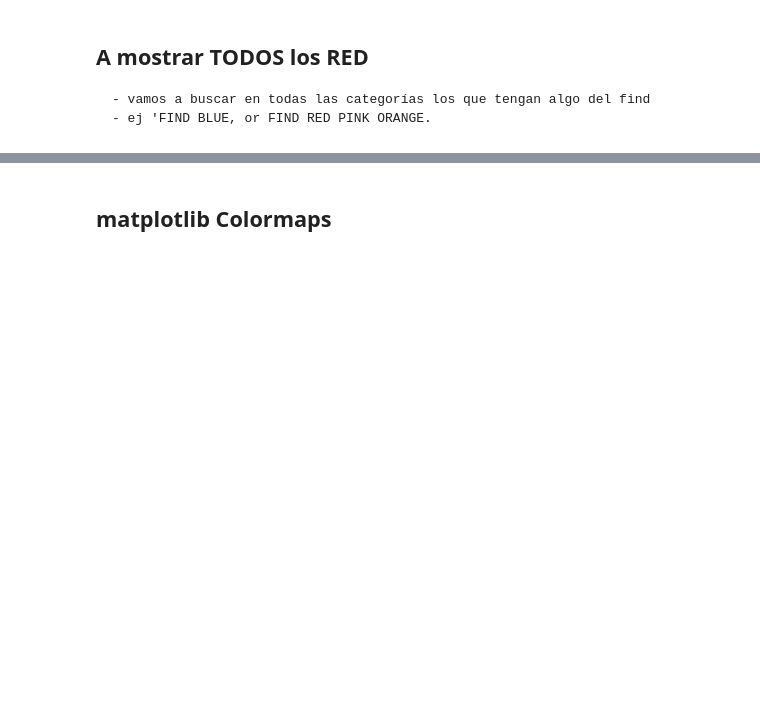
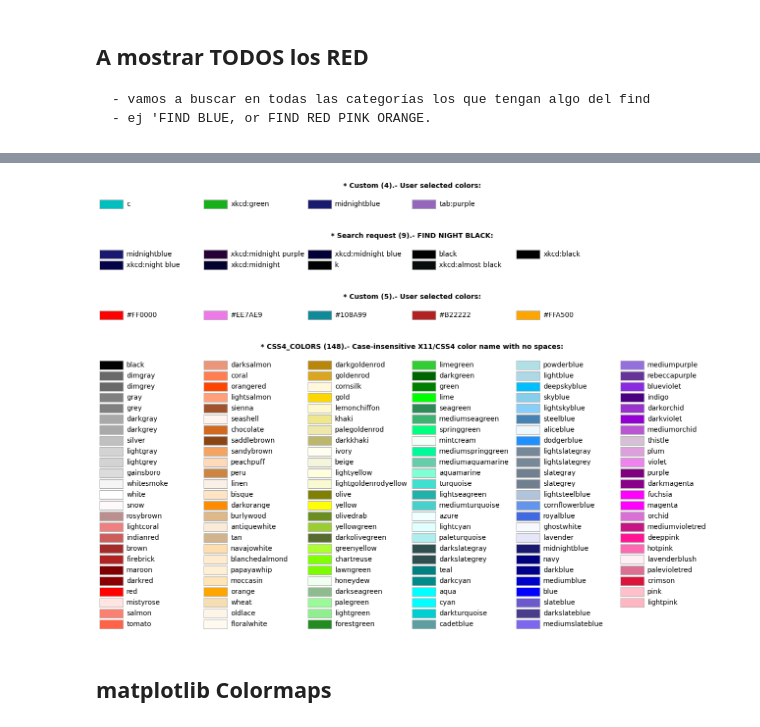
Before and after one commit to jmonti-gh/jm_utils, a Jupyter notebook: dev/plt_colors.ipynb, the cells around one changed output, grey strips where cells are left out. Saved outputs shown, nothing was run; the diff lists cells and outputs as text; code cells hidden in the pictures; blank space fills up the shorter version.

Commit message:
chore: colors dicts in module

```diff
--- a/dev/plt_colors.ipynb
+++ b/dev/plt_colors.ipynb
@@ -248,16 +316,41 @@ max(len(el) for el in l3)
     - ej 'FIND BLUE, or FIND RED PINK ORANGE.
 # %%
 dic = get_matplotlib_colors_dict()
+l0 = dic['BASE_COLORS'][0]
 l1 = dic['CSS4_COLORS'][0]
-l2 = dic['XKCD_COLORS'][0]
+l2 = dic['TABLEAU_COLORS'][0]
+l3 = dic['XKCD_COLORS'][0]
 
-input = 'find red GReen BLUE'
+print(l0)
+base_full_lst = ['blue', 'green', 'red', 'cyan', 'magenta', 'yellow', 'black', 'white']
+base_colors_dic = dict(zip(base_full_lst, l0))
+print(base_colors_dic)
+new_lst = []
+
+
+
+all_colors = l1 + l2 + l3
+
+
+# input = '  find cyan  GReen BLUE  '.strip().upper()
+# input = '  find   red '.strip().upper()
+input = '  find   pink BLack  oranGE '.strip().upper()
+
+if input.startswith('FIND '):
+    input_lst = input.split()[1:]
+    print(input_lst)
+
 target = 'BLue'
 
 colors_lst_tmp = []
-for target in ['red', 'GReen', 'BLUE']:
+# for target in ['red', 'GReen', 'BLUE']:
+for target in input_lst:
 # fl1 = [res for res in l1 if l1.lower() == color]
-    flst = list(filter(lambda color: target.lower() in color.lower(), l1))
+    try:
+        colors_lst_tmp.append(base_colors_dic[target.lower()])
+    except KeyError:
+        pass
+    flst = list(filter(lambda color: target.lower() in color.lower(), all_colors))
     colors_lst_tmp.append(flst.copy())
 
 # list(zip(*colors_lst_tmp))
@@ -398,0 +521,12 @@ def show_matplolib_colors(color_group, n_cols=6, sort_colors=True):
+# %%
+# fig, ax = plot_matplolib_colors('tableau_colors')
+fig, ax = plot_matplolib_colors(['c', 'xkcd:green', 'midnightblue', 'tab:purple'])
+fig, ax = plot_matplolib_colors('find night black')
+# fig, ax = plot_matplolib_colors('find blue')
+fig, ax = plot_matplolib_colors(['#FF0000', '#EE7AE9', '#108A99', '#B22222', '#FFA500'])
+fig, ax = plot_matplolib_colors('css4_colors')
+# %% [output]
+[figure, added]
+[figure, added]
+[figure, added]
+[figure, added]
```
Also changed, not shown: parts of 13 cells of this notebook, 3 other files.
